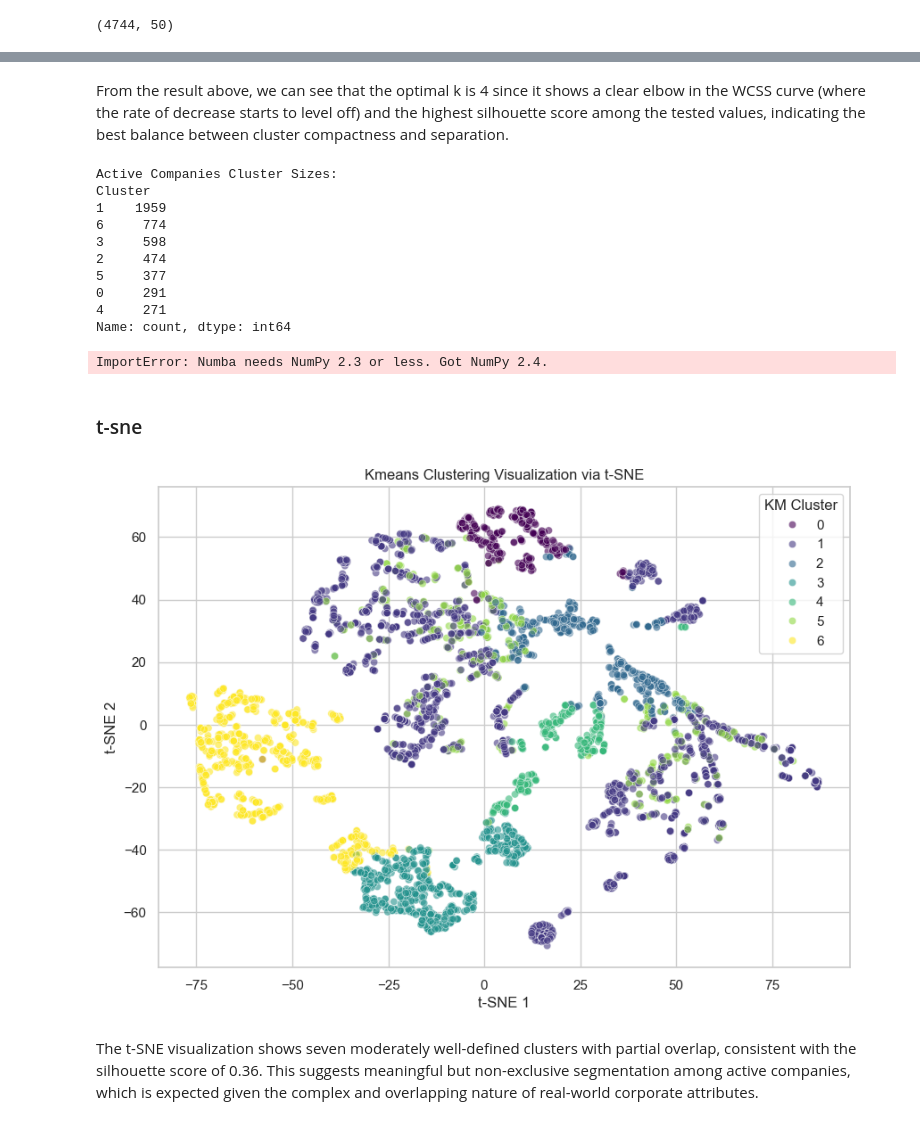
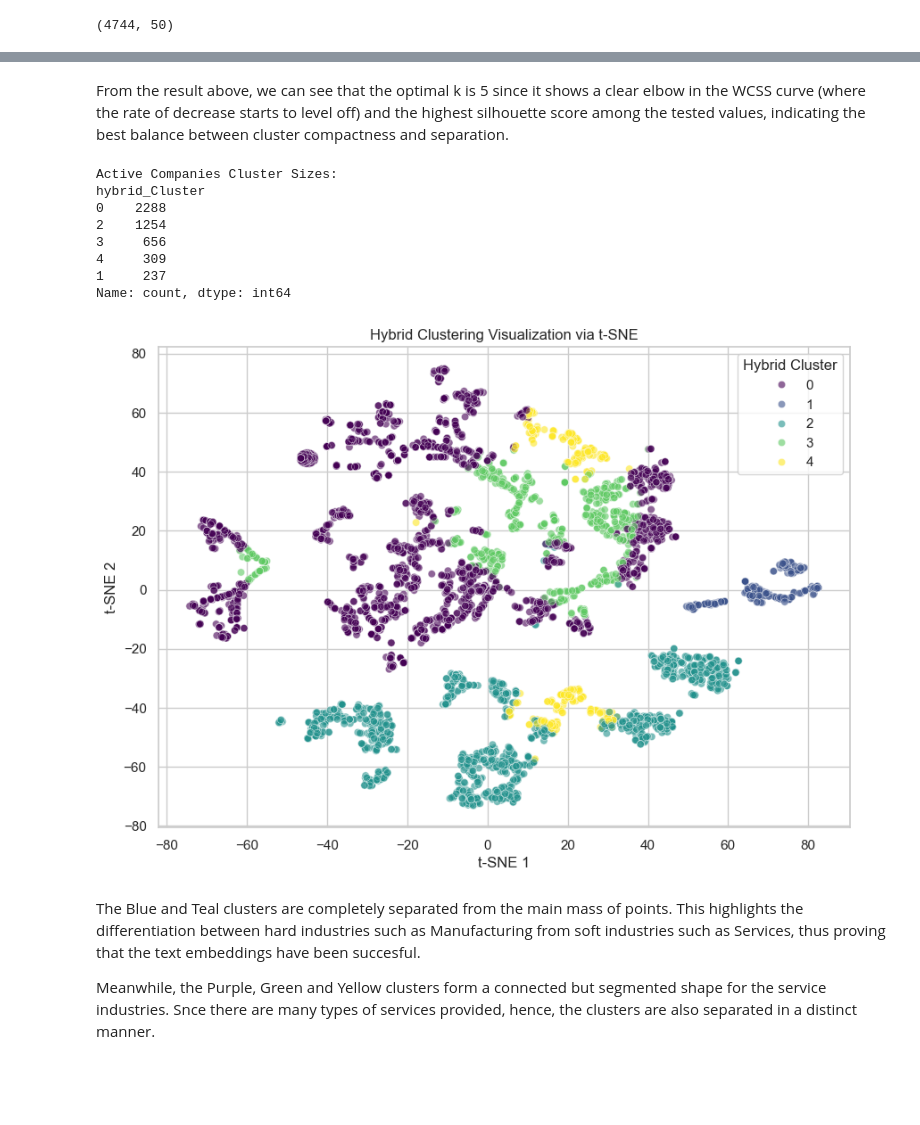
Before and after one commit to racxxhel/Corp_Intelligence, a Jupyter notebook: src/CAT_A_ACC.ipynb, the cells around one changed output, grey strips where cells are left out. Drawn from its saved outputs; the diff is of its cells as text; code cells hidden in the pictures; blank space fills up the shorter version.

Commit message:
Clean up clustering

```diff
--- a/src/CAT_A_ACC.ipynb
+++ b/src/CAT_A_ACC.ipynb
@@ -1135,6 +1099,6 @@ plt.show()
 # %%
 # Assign cluster labels
-hc_labels = fcluster(Z, t=5, criterion='maxclust')
+hc_labels = fcluster(Z, t=4, criterion='maxclust')
 dropped_data['HC_Cluster'] = hc_labels
 
 # Inspect cluster sizes
@@ -1336,6 +1137,0 @@ plt.show()
-# %%
-optimal_k = 5
-kmeans_final = KMeans(n_clusters=optimal_k, random_state=42, n_init=10)
-dropped_data['Cluster'] = kmeans_final.fit_predict(pca_features)
-
-sil_score_final = silhouette_score(pca_features, dropped_data['Cluster'])
@@ -1382,11 +1161,3 @@ Cluster 4: Size=651 | Avg Revenue=847,128 | Avg Employees=11 | Top SICs: ['Ret a
-# %%
-dropped_data['employees_log'] = np.log1p(dropped_data['Employees Single Site'])
-dropped_data['corp_family_log'] = np.log1p(dropped_data['Corporate Family Members'].fillna(0))
-
-scaler = StandardScaler()
-dropped_data[['employees_log_scaled', 'corp_family_log_scaled']] = scaler.fit_transform(
-    dropped_data[['employees_log', 'corp_family_log']]
-)
 # %%
 micro_threshold = 50000  # revenue < $50k considered micro businesses
 
@@ -1489,65 +1224,44 @@ plt.show()
 # %% [markdown]
-From the result above, we can see that the optimal k is 4 since it shows a clear elbow in the WCSS curve (where the rate of decrease starts to level off) and the highest silhouette score among the tested values, indicating the best balance between cluster compactness and separation.
+From the result above, we can see that the optimal k is 5 since it shows a clear elbow in the WCSS curve (where the rate of decrease starts to level off) and the highest silhouette score among the tested values, indicating the best balance between cluster compactness and separation.
 # %%
-optimal_k = 7
-kmeans_final = KMeans(n_clusters=optimal_k, random_state=42, n_init=10)
-active_companies['Cluster'] = kmeans_final.fit_predict(pca_features)
-print(f"Active Companies Cluster Sizes:\n{active_companies['Cluster'].value_counts()}")
-
-micro_companies['Cluster'] = 'Micro'
-final_clusters = pd.concat([active_companies, micro_companies], axis=0)
+optimal_k = 5
+kmeans_hybrid = KMeans(n_clusters=optimal_k, random_state=42, n_init=10)
+active_companies['hybrid_Cluster'] = kmeans_hybrid.fit_predict(pca_features)
+print(f"Active Companies Cluster Sizes:\n{active_companies['hybrid_Cluster'].value_counts()}")
 # %% [output]
 Active Companies Cluster Sizes:
-Cluster
-1    1959
-6     774
-3     598
-2     474
-5     377
-0     291
-4     271
+hybrid_Cluster
+0    2288
+2    1254
+3     656
+4     309
+1     237
 Name: count, dtype: int64
-# %%
-import umap.umap_ as umap
-reducer = umap.UMAP(n_neighbors=15, min_dist=0.1, n_components=2, random_state=42)
-embedding_2d = reducer.fit_transform(pca_features)
-
-plt.figure(figsize=(12, 8))
-sns.scatterplot(
-    x=embedding_2d[:, 0], y=embedding_2d[:, 1],
-    hue=active_companies['Cluster'], palette='tab10', s=10, alpha=0.7
-)
-plt.title('UMAP Projection for Clusters', fontsize=15)
-plt.show()
-# %% [output]
-ImportError: Numba needs NumPy 2.3 or less. Got NumPy 2.4.
-# %% [markdown]
-### t-sne
 # %%
-from sklearn.manifold import TSNE
-
 tsne = TSNE(
     n_components=2,
     perplexity=30,
     random_state=42
 )
 
-X_tsne = tsne.fit_transform(X_active)
+X_tsne = tsne.fit_transform(pca_features)
 
 plt.figure(figsize=(10, 7))
 sns.scatterplot(
     x=X_tsne[:, 0],
     y=X_tsne[:, 1],
-    hue=active_companies['Cluster'],
+    hue=active_companies['hybrid_Cluster'],
     palette='viridis',
     alpha=0.6
 )
-plt.title('Kmeans Clustering Visualization via t-SNE')
+plt.title('Hybrid Clustering Visualization via t-SNE')
 plt.xlabel('t-SNE 1')
 plt.ylabel('t-SNE 2')
-plt.legend(title='KM Cluster')
+plt.legend(title='Hybrid Cluster')
 plt.show()
 # %% [output]
-[figure, old version]
+[figure, new version]
-# %% [markdown]
-The t-SNE visualization shows seven moderately well-defined clusters with partial overlap, consistent with the silhouette score of 0.36. This suggests meaningful but non-exclusive segmentation among active companies, which is expected given the complex and overlapping nature of real-world corporate attributes.
+# %% [markdown]
+The Blue and Teal clusters are completely separated from the main mass of points. This highlights the differentiation between hard industries such as Manufacturing from soft industries such as Services, thus proving that the text embeddings have been succesful.
+
+Meanwhile, the Purple, Green and Yellow clusters form a connected but segmented shape for the service industries. Snce there are many types of services provided, hence, the clusters are also separated in a distinct manner.
```
Also changed, not shown: parts of 50 cells of this notebook.
